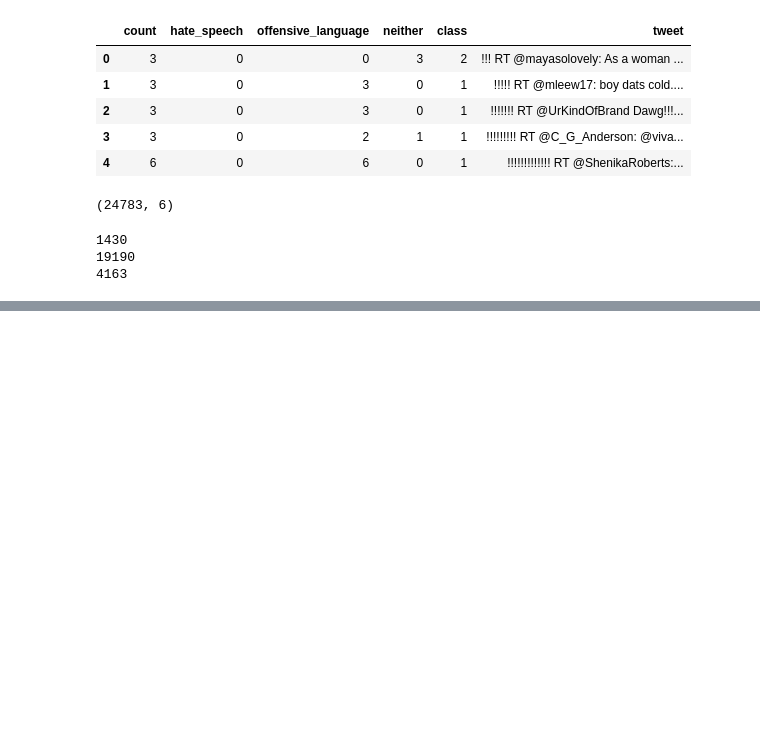
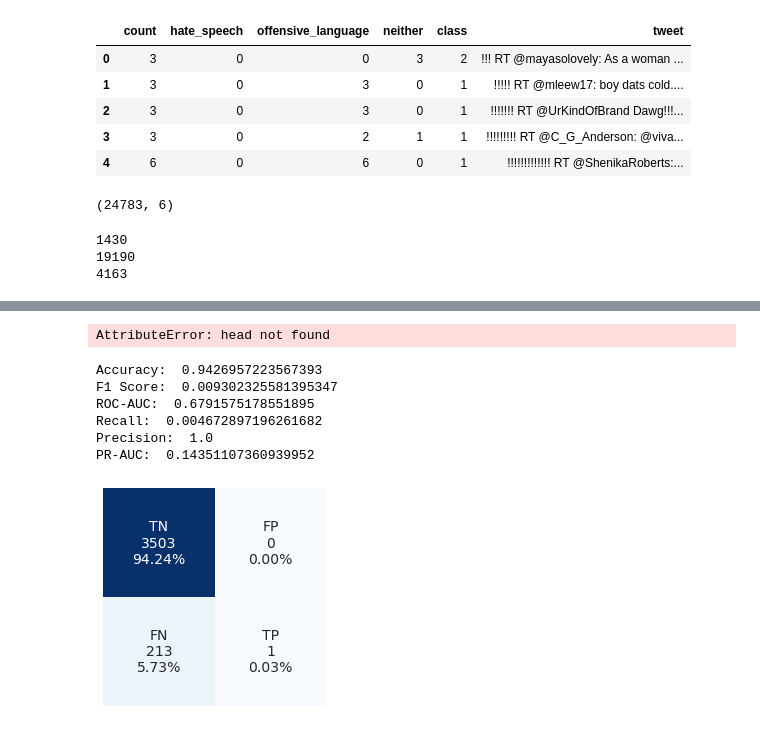
Before and after one commit to sairam2098/Twitter-Hate-Speech-Detection, a Jupyter notebook: Modelling.ipynb, the cells around one changed output, grey strips where cells are left out. Drawn from its saved outputs; the diff is of its cells as text; code cells hidden in the pictures; blank space fills up the shorter version.

```diff
--- a/Modelling.ipynb
+++ b/Modelling.ipynb
@@ -28,0 +301,4 @@ print(no_neutral)
+# %%
+X_tr = pd.concat((X_h_tr, X_nh_tr), ignore_index=True)
+y_tr = pd.concat((y_h_tr, y_nh_tr), ignore_index=True)
+train = pd.concat([X_tr, y_tr], axis=1)
@@ -28,0 +355,12 @@ print(no_neutral)
+# %%
+X_tr = train.tweet
+X_val = val.tweet
+y_tr = train.target
+y_val = val.target
+
+# vectorize tweets for modeling
+vec = TfidfVectorizer()
+tfidf_tr = vec.fit_transform(X_tr)
+tfidf_val = vec.transform(X_val)
+# %% [output]
+AttributeError: head not found
@@ -28,0 +375,49 @@ print(no_neutral)
+# %%
+def aps(X, y, model):
+    """
+        Function to calculate PR-AUC Score based on predict_proba(X)
+        where X is feature values, y is target values, and model is instantiated model variable
+    """
+    probs = model.predict_proba(X)[:,1]
+    return average_precision_score(y, probs)
+# %%
+
+def get_metrics_confusion(X, y, y_pred, model):
+    """
+        Function to get accuracy, F1, ROC-AUC, recall, precision, PR-AUC scores followed by confusion matrix
+        where X is feature dataset, y is target dataset, and model is instantiated model variable
+    """
+    acc = accuracy_score(y, y_pred)
+    f1 = f1_score(y, y_pred)
+    roc_auc = auc(X, y, model)
+    rec = recall_score(y, y_pred)
+    prec = precision_score(y, y_pred)
+    pr_auc = aps(X, y, model)
+
+    print('Accuracy: ', acc)
+    print('F1 Score: ', f1)
+    print('ROC-AUC: ', roc_auc)
+    print('Recall: ', rec)
+    print('Precision: ', prec)
+    print('PR-AUC: ', pr_auc)
+
+    cnf = confusion_matrix(y, y_pred)
+    group_names = ['TN','FP','FN','TP']
+    group_counts = ['{0:0.0f}'.format(value) for value in cnf.flatten()]
+    group_percentages = ['{0:.2%}'.format(value) for value in cnf.flatten()/np.sum(cnf)]
+    labels = [f'{v1}\n{v2}\n{v3}' for v1, v2, v3 in zip(group_names, group_counts, group_percentages)]
+    labels = np.asarray(labels).reshape(2,2)
+    fig, ax = plt.subplots(figsize=(4,4))
+    sns.heatmap(cnf, annot=labels, fmt='', cmap='Blues', annot_kws={'size':14}, cbar=False, xticklabels=False, yticklabels=False)
+# %%
+nb = MultinomialNB().fit(tfidf_tr, y_tr)
+y_pred_nb = nb.predict(tfidf_val)
+get_metrics_confusion(tfidf_val, y_val, y_pred_nb, nb)
+# %% [output]
+Accuracy:  0.9426957223567393
+F1 Score:  0.009302325581395347
+ROC-AUC:  0.6791575178551895
+Recall:  0.004672897196261682
+Precision:  1.0
+PR-AUC:  0.14351107360939952
+[figure, added]
```
Also changed, not shown: parts of 37 cells of this notebook, 4 other files.
